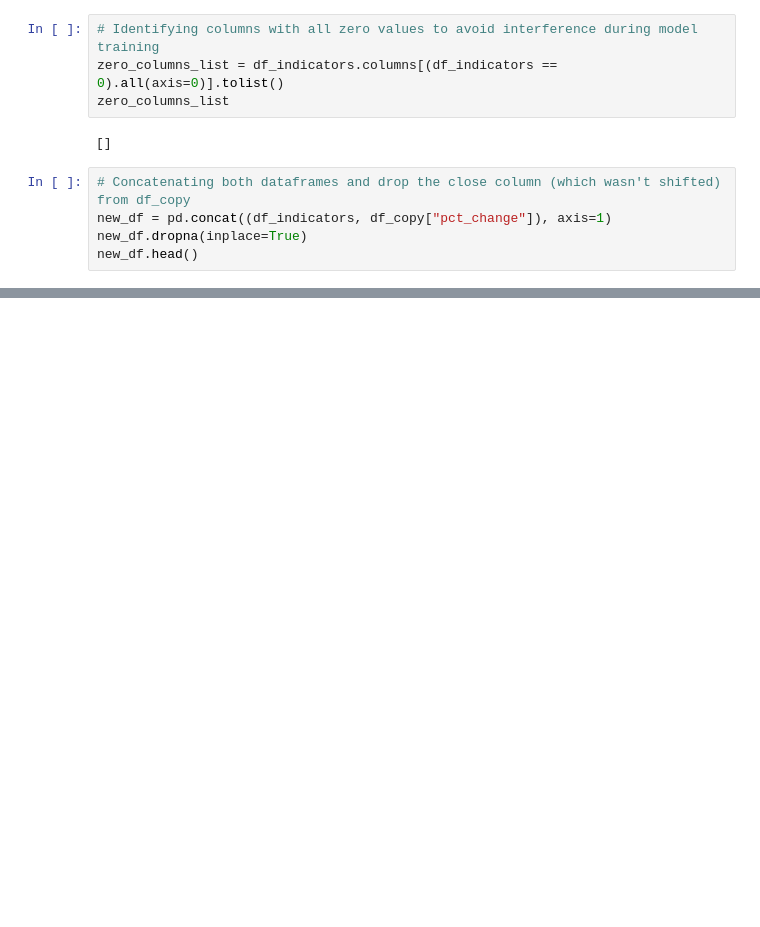
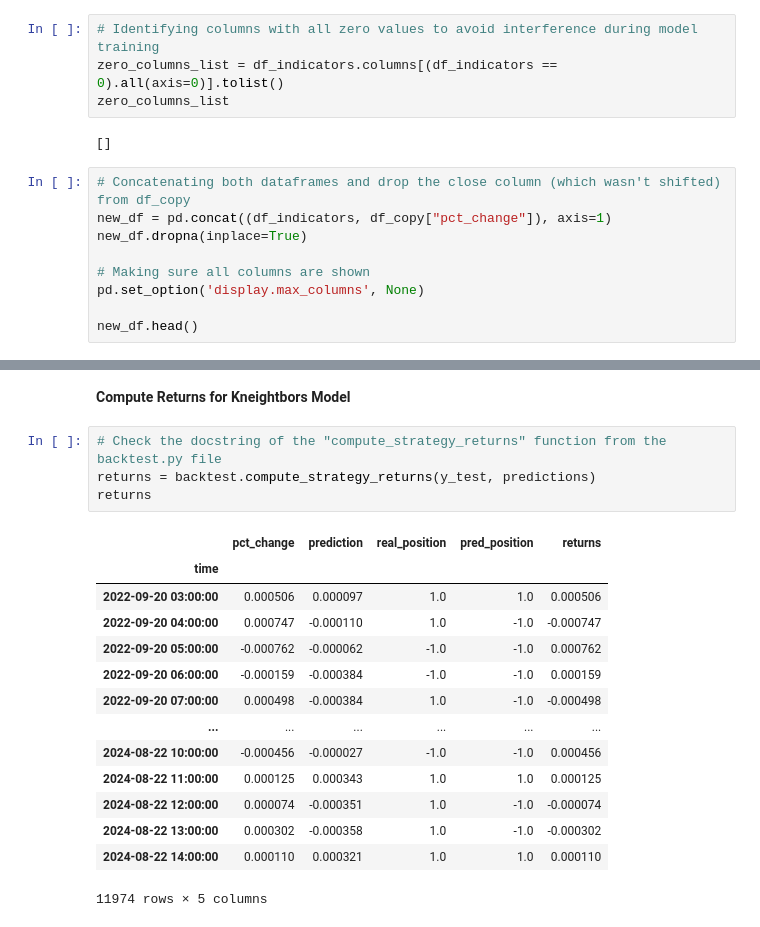
Before and after one commit to YarosInter/Time-Series-Kneighbors-Regressor, a Jupyter notebook: Kneightbors Regressor Model.ipynb, the cells around one changed output, grey strips where cells are left out. Drawn from its saved outputs; the diff is of its cells as text; blank space fills up the shorter version.

```diff
--- a/Kneightbors Regressor Model.ipynb
+++ b/Kneightbors Regressor Model.ipynb
@@ -95,6 +95,10 @@ zero_columns_list
 # Concatenating both dataframes and drop the close column (which wasn't shifted) from df_copy
 new_df = pd.concat((df_indicators, df_copy["pct_change"]), axis=1)
 new_df.dropna(inplace=True)
+
+# Making sure all columns are shown
+pd.set_option('display.max_columns', None)
+
 new_df.head()
 # %% [output]
 |  | open | high | low | close | volume | volume_adi | volume_obv | volume_cmf | volume_fi | volume_em | ... |
@@ -107,0 +161,21 @@ new_df.head()
+# %% [markdown]
+**Compute Returns for Kneightbors Model**
+# %%
+# Check the docstring of the "compute_strategy_returns" function from the backtest.py file
+returns = backtest.compute_strategy_returns(y_test, predictions)
+returns
+# %% [output]
+|  | pct_change | prediction | real_position | pred_position | returns |
+| time |  |  |  |  |  |
+| 2022-09-20 03:00:00 | 0.000506 | 0.000097 | 1.0 | 1.0 | 0.000506 |
+| 2022-09-20 04:00:00 | 0.000747 | -0.000110 | 1.0 | -1.0 | -0.000747 |
+| 2022-09-20 05:00:00 | -0.000762 | -0.000062 | -1.0 | -1.0 | 0.000762 |
+| 2022-09-20 06:00:00 | -0.000159 | -0.000384 | -1.0 | -1.0 | 0.000159 |
+| 2022-09-20 07:00:00 | 0.000498 | -0.000384 | 1.0 | -1.0 | -0.000498 |
+| ... | ... | ... | ... | ... | ... |
+| 2024-08-22 10:00:00 | -0.000456 | -0.000027 | -1.0 | -1.0 | 0.000456 |
+| 2024-08-22 11:00:00 | 0.000125 | 0.000343 | 1.0 | 1.0 | 0.000125 |
+| 2024-08-22 12:00:00 | 0.000074 | -0.000351 | 1.0 | -1.0 | -0.000074 |
+| 2024-08-22 13:00:00 | 0.000302 | -0.000358 | 1.0 | -1.0 | -0.000302 |
+| 2024-08-22 14:00:00 | 0.000110 | 0.000321 | 1.0 | 1.0 | 0.000110 |
+11974 rows × 5 columns
```
Also changed, not shown: parts of 13 cells of this notebook, 1 other file.
